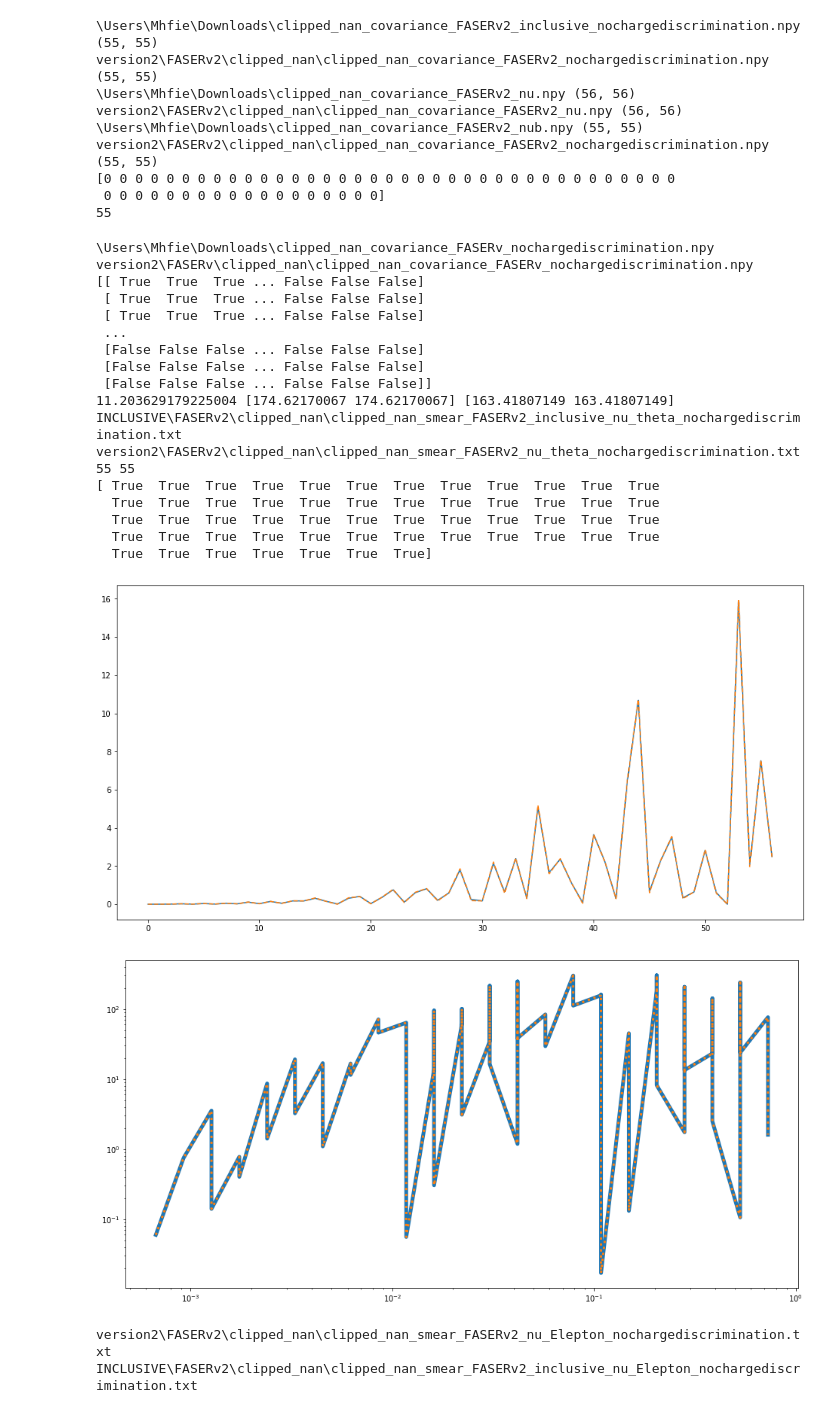
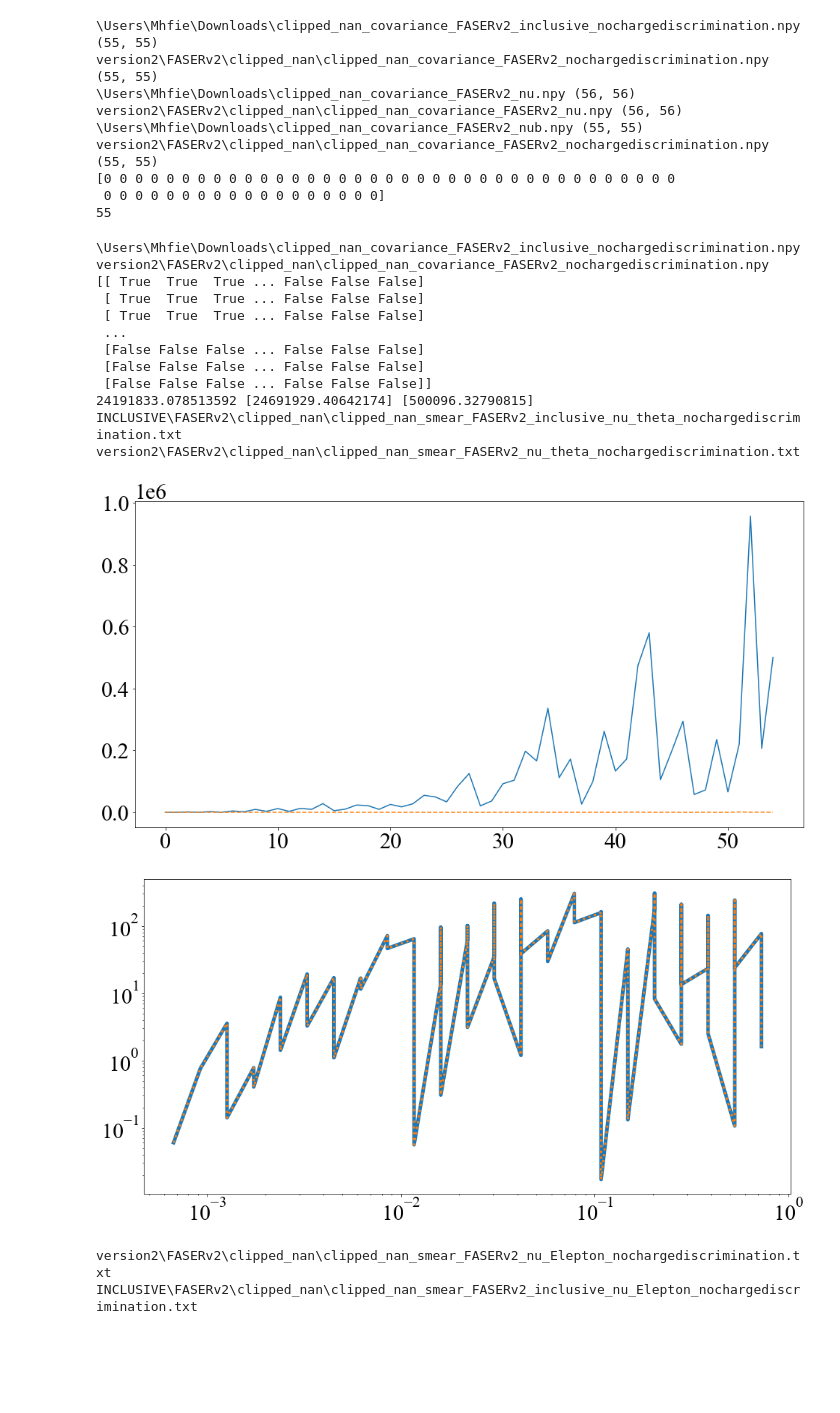
Before and after one commit to LHCfitNikhef/FPF-WG1, a Jupyter notebook: results/PDFsAtFPFv2.ipynb, the cells around one changed output. Cells and saved outputs as stored; diff of their text form; code cells hidden in the pictures; blank space fills up the shorter version.

```diff
--- a/results/PDFsAtFPFv2.ipynb
+++ b/results/PDFsAtFPFv2.ipynb
@@ -1131,22 +1138,23 @@ version2\FASERv2\clipped_nan\clipped_nan_covariance_FASERv2_nochargediscriminati
 # %%
 def check():
     # file = '\\Users\\Mhfie\Downloads\\clipped_nan_covariance_FASERv2_inclusive_nochargediscrimination.npy'
-    file = '\\Users\\Mhfie\Downloads\\clipped_nan_covariance_FASERv_nochargediscrimination.npy'
-#     file = '\\Users\\Mhfie\Downloads\\clipped_nan_covariance_FASERv2_nub.npy'
-    # file = 'INCLUSIVE\\FASERv2\\clipped_nan\\clipped_nan_covariance_FASERv2_inclusive_nochargediscrimination.npy'
+    file = '\\Users\\Mhfie\Downloads\\clipped_nan_covariance_FASERv2_inclusive_nochargediscrimination.npy'
+#     file = file = '\\Users\\Mhfie\Downloads\\clipped_nan_covariance_FASERv_nub.npy'
+#     file = '\\Users\\Mhfie\Downloads\\clipped_nan_covariance_FASERv2_nu.npy'
+#     file = 'INCLUSIVE\\FASERv2\\clipped_nan\\clipped_nan_covariance_FASERv2_inclusive_nochargediscrimination.npy'
     # file = 'INCLUSIVE\\FASERv2\\clipped_nan\\clipped_nan_covariance_FASERv2_nub.npy'
 
     print(file)
     M1 = np.load(file)
     # print(file , np.shape(M1))
-    file = 'version2\\FASERv\\clipped_nan\clipped_nan_covariance_FASERv_nochargediscrimination.npy'
-#     file = 'version2\\FASERv2\\clipped_nan\clipped_nan_covariance_FASERv2_nub.npy'
+    file = 'version2\\FASERv2\\clipped_nan\clipped_nan_covariance_FASERv2_nu.npy'
+    file = 'version2\\FASERv2\\clipped_nan\clipped_nan_covariance_FASERv2_nochargediscrimination.npy'
     print(file)
     M2 = np.load(file)
     loc = np.where(M1 - M2 == np.max(M1 - M2))
     print(M1==M2)
     print(np.max(M1-M2),M1[loc] , M2[loc])
-    index = 5
+    index = 50
     plt.figure(figsize = (16,8))
     plt.plot(M1[:,index])
     plt.plot(M2[:,index],linestyle = 'dashed')
@@ -1155,46 +1163,40 @@ def check():
     # ax[0].imshow(M1);ax[1].imshow(M2)
 
     plt.figure(figsize = (16,8))
 
     file_prototype = 'clipped_nan_smear_FASERv2_inclusive_nu_theta_nochargediscrimination.txt'
 
     file_inc = os.path.join('INCLUSIVE','FASERv2','clipped_nan',file_prototype)
     print(file_inc)
     x_plot , x_upper , xavg , q2_lower, q2_upper , qavg , Enu_lower , Enu_upper , Enuavg , diffxsec , N , stat_error , sys_error , MCsamples = file_reader('FASERv2',file_inc,smear_corr = '')
     plt.loglog(x_plot , sys_error,linewidth = 5)
 
     length = len(x_plot);inc_error = np.copy(sys_error)
 
     file_prototype = file_prototype.split('_');file_prototype = '_'.join(file_prototype[0:4]) + '_' + '_'.join(file_prototype[5:8])
     file = os.path.join('version2','FASERv2','clipped_nan',file_prototype)
     print(file)
     x_plot , x_upper , xavg , q2_lower, q2_upper , qavg , Enu_lower , Enu_upper , Enuavg , diffxsec , N , stat_error , sys_error , MCsamples = file_reader('FASERv2',file,smear_corr = '')
     plt.loglog(x_plot , sys_error,linestyle = 'dotted',linewidth = 3)
 
-    print(length,len(x_plot))
-    print(sys_error ==inc_error)
+#     print(length,len(x_plot))
+#     print(sys_error ==inc_error)
 check()
 # %% [output]
-\Users\Mhfie\Downloads\clipped_nan_covariance_FASERv_nochargediscrimination.npy
-version2\FASERv\clipped_nan\clipped_nan_covariance_FASERv_nochargediscrimination.npy
+\Users\Mhfie\Downloads\clipped_nan_covariance_FASERv2_inclusive_nochargediscrimination.npy
+version2\FASERv2\clipped_nan\clipped_nan_covariance_FASERv2_nochargediscrimination.npy
 [[ True  True  True ... False False False]
  [ True  True  True ... False False False]
  [ True  True  True ... False False False]
  ...
  [False False False ... False False False]
  [False False False ... False False False]
  [False False False ... False False False]]
-11.203629179225004 [174.62170067 174.62170067] [163.41807149 163.41807149]
+24191833.078513592 [24691929.40642174] [500096.32790815]
 INCLUSIVE\FASERv2\clipped_nan\clipped_nan_smear_FASERv2_inclusive_nu_theta_nochargediscrimination.txt
 version2\FASERv2\clipped_nan\clipped_nan_smear_FASERv2_nu_theta_nochargediscrimination.txt
-55 55
-[ True  True  True  True  True  True  True  True  True  True  True  True
-  True  True  True  True  True  True  True  True  True  True  True  True
-  True  True  True  True  True  True  True  True  True  True  True  True
-  True  True  True  True  True  True  True  True  True  True  True  True
-  True  True  True  True  True  True  True]
-[figure, old version]
+[figure, new version]
-[figure, old version]
+[figure, new version]
 # %%
 def check():
     file = os.path.join('version2','FASERv2','clipped_nan','clipped_nan_smear_FASERv2_nu_Elepton_nochargediscrimination.txt')
```
Also changed, not shown: parts of 4 cells of this notebook.
